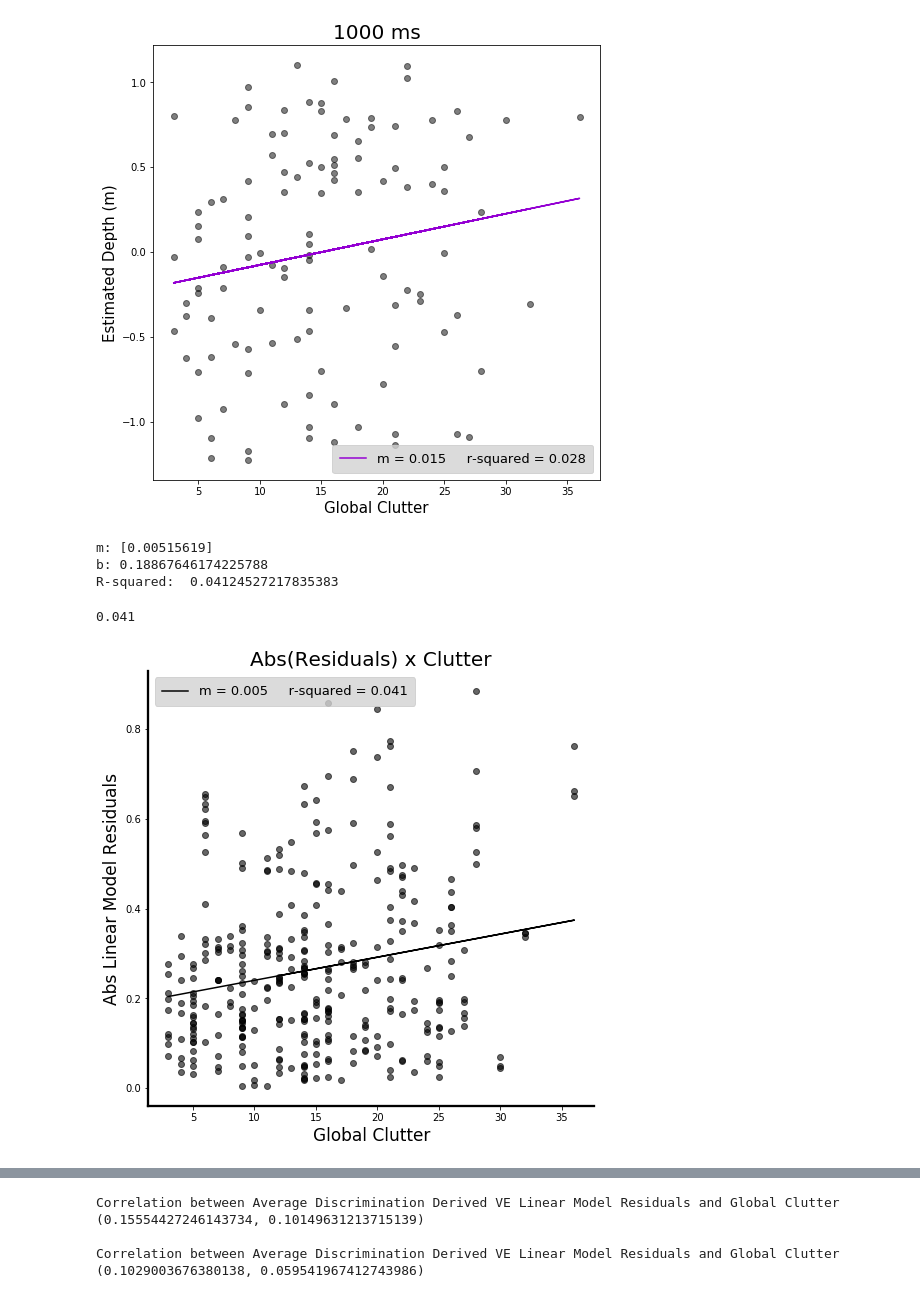
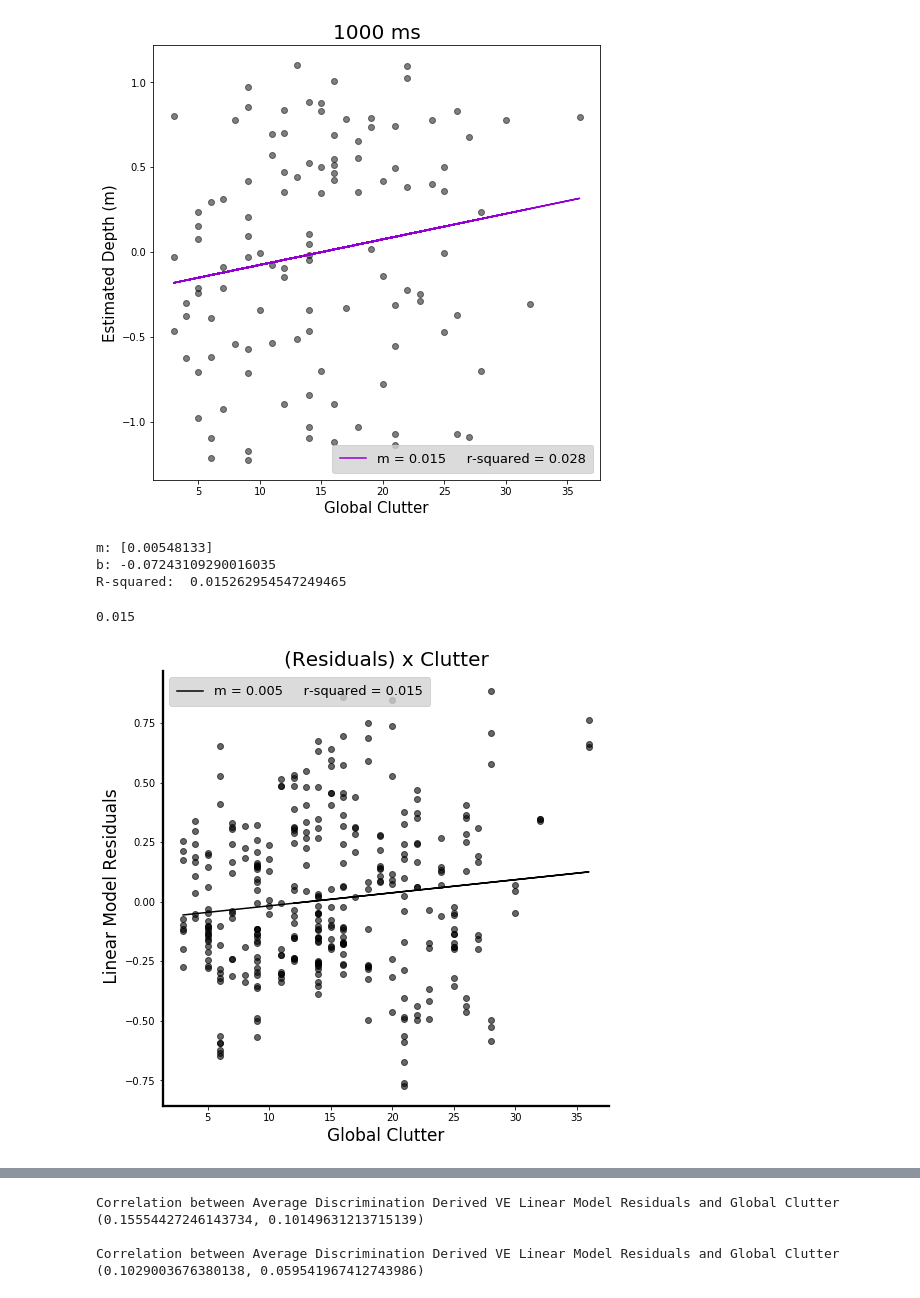
Before and after one commit to prachimahab/verbal_judgement_analysis, a Jupyter notebook: cue_analyses/scene_clutter.ipynb, the cells around one changed output, grey strips where cells are left out. Cells and saved outputs as stored; diff of their text form; code cells hidden in the pictures.

```diff
--- a/cue_analyses/scene_clutter.ipynb
+++ b/cue_analyses/scene_clutter.ipynb
@@ -530,41 +530,41 @@ ax.spines['top'].set_visible(False)
 
 for axis in ['bottom','left']:
 
     ax.spines[axis].set_linewidth(2.3)
 
 #run regression
 X = np.array(globalClutter*3).reshape(-1,1)
-y = np.abs(np.array(trunc_all_residuals))
+y = (np.array(trunc_all_residuals))
 reg = LinearRegression().fit(X, y)
 
 #Generated Predictions
 y_predicted = reg.predict(X)
 #Plot Our Actual and Predicted Values
 plt.plot(X, y, 'o', color='black', alpha = 0.6, marker = 'o');
 plt.plot(X,y_predicted,color='black', label = 'm = ' + str(round(reg.coef_[0], 3))
          + '     r-squared = ' + str(round(float(reg.score(X, y)), 3)))
-plt.title("Abs(Residuals) x Clutter", fontsize = 20)
+plt.title("(Residuals) x Clutter", fontsize = 20)
 plt.xlabel("Global Clutter", fontsize = 17)
-plt.ylabel("Abs Linear Model Residuals", fontsize = 17)
+plt.ylabel(" Linear Model Residuals", fontsize = 17)
 
 legend = plt.legend(loc = 0, fontsize = 13, borderpad = 0.6, labelspacing = 1)
 legend.get_frame().set_facecolor('lightgray')
 
 
 #get coefficients and y intercept
 print("m: {0}".format(reg.coef_))
 print("b: {0}".format(reg.intercept_))
 
 #Returns the coefficient of determination R^2 of the prediction.
 print("R-squared: ", reg.score(X, y))
 
 round(float(reg.score(X, y)), 3)
 # %% [output]
-m: [0.00515619]
-b: 0.18867646174225788
-R-squared:  0.04124527217835383
+m: [0.00548133]
+b: -0.07243109290016035
+R-squared:  0.015262954547249465
-0.041
+0.015
-[figure, old version]
+[figure, new version]
 # %%
 len(dd_residuals_125), len(dd_globalClutter)
 # %% [output]
```
Also changed, not shown: parts of 1 cell of this notebook, 4 other files.
